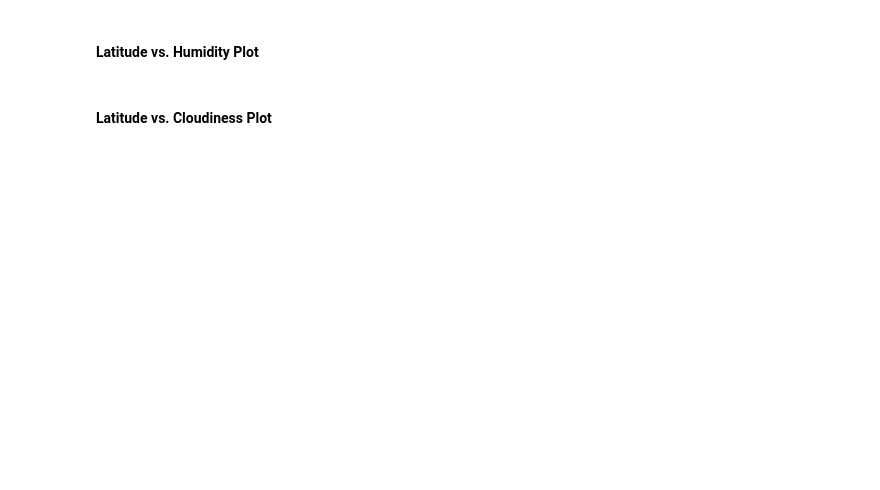
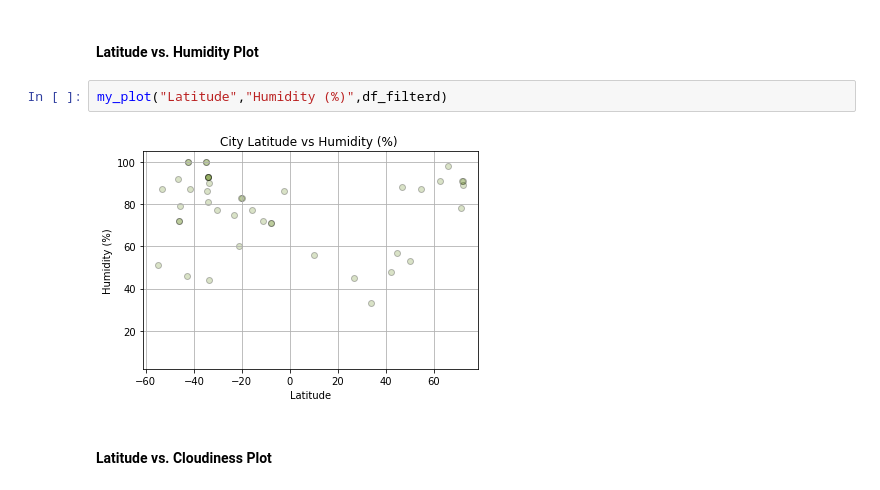
Before and after one commit to 200013546/python-api-challenge, a Jupyter notebook: WeatherPy.ipynb, the cells around one changed output. Drawn from its saved outputs; the diff is of its cells as text; blank space fills up the shorter version.

```diff
--- a/WeatherPy.ipynb
+++ b/WeatherPy.ipynb
@@ -66,4 +256,8 @@ len(cities)
 # %% [markdown]
 #### Latitude vs. Humidity Plot
+# %%
+my_plot("Latitude","Humidity (%)",df_filterd)
+# %% [output]
+[figure, added]
 # %% [markdown]
 #### Latitude vs. Cloudiness Plot
```
Also changed, not shown: parts of 24 cells of this notebook, 14 other files.
